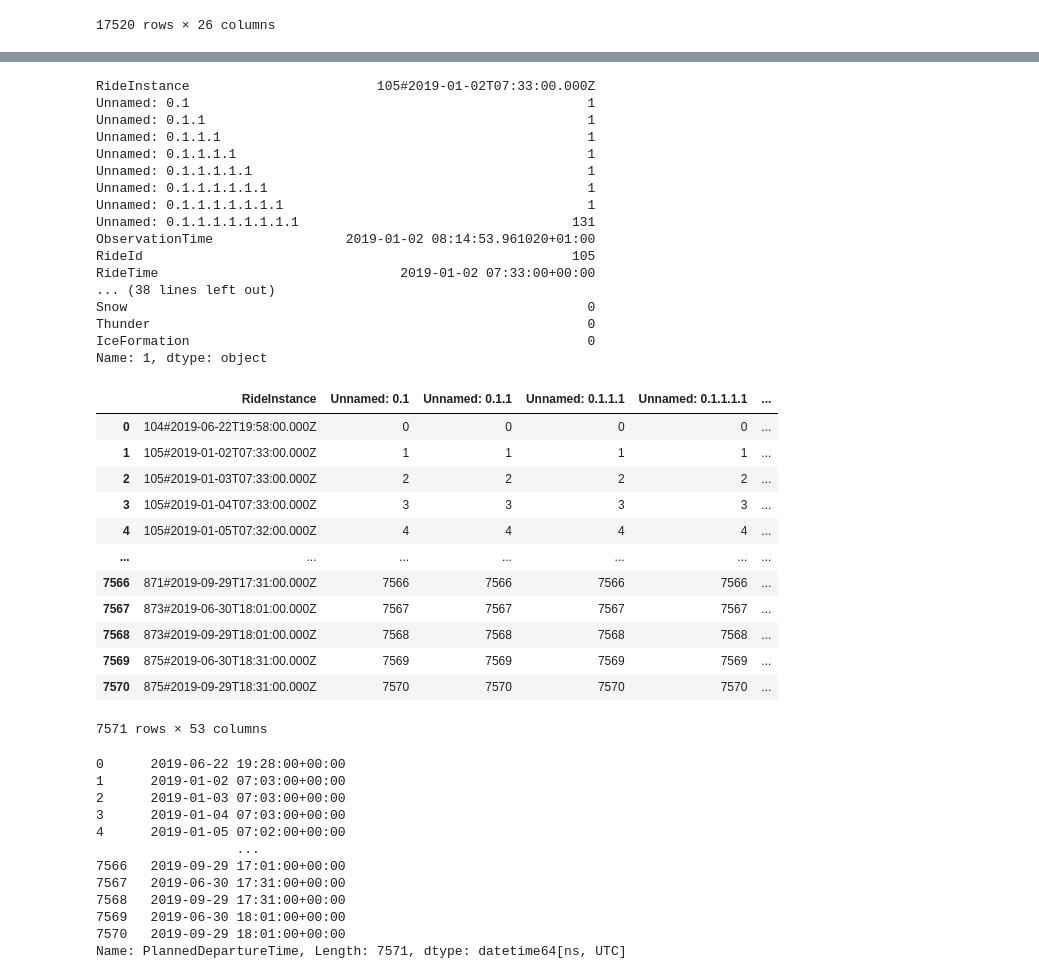
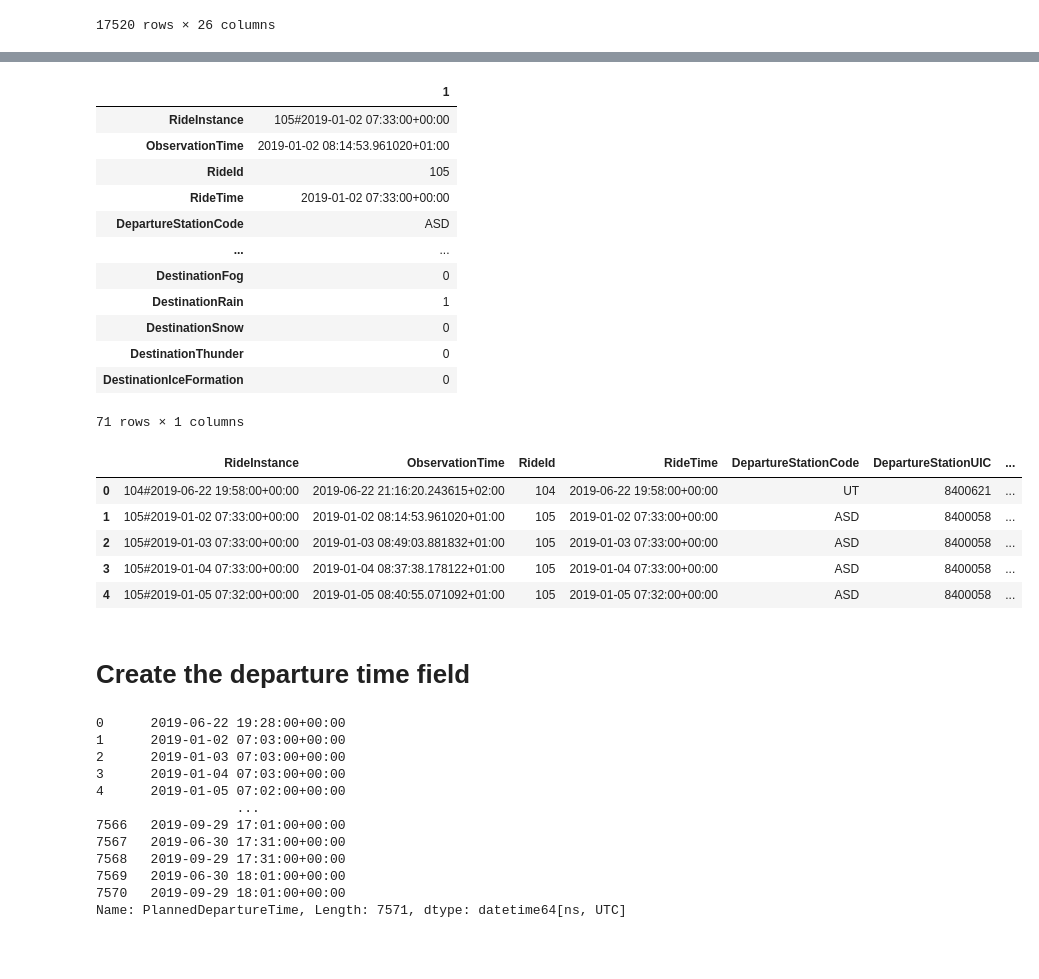
Before and after one commit to BondarencoM/DestinationStation, a Jupyter notebook: provisioning/Data_merge.ipynb, the cells around one changed output, grey strips where cells are left out. Cells and saved outputs as stored; diff of their text form; code cells hidden in the pictures; blank space fills up the shorter version.

```diff
--- a/provisioning/Data_merge.ipynb
+++ b/provisioning/Data_merge.ipynb
@@ -318,2 +274,0 @@ def add_uic_code(destination, weather):
-# %%
-dfa['WeatherKey'] = dfa.apply(lambda row: add_uic_code(row['DestinationStationCode'], row['WeatherKey']), axis=1)
@@ -374,0 +296,6 @@ result_weather = pd.concat([dfa_weather_A, dfa_weather_U])
+# %%
+def add_uic_code(destination, weather, weather_station):
+    if destination == 'ASD':
+        return f'{weather[0:13]}-{weather_station[0]}'
+    if destination == 'UT':
+        return f'{weather[0:13]}-{weather_station[1]}'
@@ -374,0 +334,2 @@ result_weather = pd.concat([dfa_weather_A, dfa_weather_U])
+# %%
+dfa['WeatherKey'] = dfa.apply(lambda row: add_uic_code(row['DestinationStationCode'], row['WeatherKey'], [240, 260]), axis=1)
@@ -408,22 +391,16 @@ result
-# %%
-dfa = result.drop(columns = ['Unnamed: 0'])
 # %%
-dfa.iloc[1]
+dfa.iloc[1].to_frame()
 # %% [output]
+|  | 1 |
+| RideInstance | 105#2019-01-02 07:33:00+00:00 |
+| ObservationTime | 2019-01-02 08:14:53.961020+01:00 |
+| RideId | 105 |
+| RideTime | 2019-01-02 07:33:00+00:00 |
+| DepartureStationCode | ASD |
+| ... | ... |
+| DestinationFog | 0 |
+| DestinationRain | 1 |
+| DestinationSnow | 0 |
+| DestinationThunder | 0 |
+| DestinationIceFormation | 0 |
-RideInstance                        105#2019-01-02T07:33:00.000Z
-Unnamed: 0.1                                                   1
-Unnamed: 0.1.1                                                 1
-Unnamed: 0.1.1.1                                               1
-Unnamed: 0.1.1.1.1                                             1
-Unnamed: 0.1.1.1.1.1                                           1
-Unnamed: 0.1.1.1.1.1.1                                         1
-Unnamed: 0.1.1.1.1.1.1.1                                       1
-Unnamed: 0.1.1.1.1.1.1.1.1                                   131
-ObservationTime                 2019-01-02 08:14:53.961020+01:00
-RideId                                                       105
-RideTime                               2019-01-02 07:33:00+00:00
-... (38 lines left out)
-Snow                                                           0
-Thunder                                                        0
-IceFormation                                                   0
-Name: 1, dtype: object
+71 rows × 1 columns
@@ -459,21 +407,16 @@ def rename_weather(suffix, df):
 # %%
 dfa = rename_weather('Departure', dfa)
 # %%
-dfa
+dfa.head()
 # %% [output]
-|  | RideInstance | Unnamed: 0.1 | Unnamed: 0.1.1 | Unnamed: 0.1.1.1 | Unnamed: 0.1.1.1.1 | ... |
-| 0 | 104#2019-06-22T19:58:00.000Z | 0 | 0 | 0 | 0 | ... |
-| 1 | 105#2019-01-02T07:33:00.000Z | 1 | 1 | 1 | 1 | ... |
-| 2 | 105#2019-01-03T07:33:00.000Z | 2 | 2 | 2 | 2 | ... |
-| 3 | 105#2019-01-04T07:33:00.000Z | 3 | 3 | 3 | 3 | ... |
-| 4 | 105#2019-01-05T07:32:00.000Z | 4 | 4 | 4 | 4 | ... |
-| ... | ... | ... | ... | ... | ... | ... |
-| 7566 | 871#2019-09-29T17:31:00.000Z | 7566 | 7566 | 7566 | 7566 | ... |
-| 7567 | 873#2019-06-30T18:01:00.000Z | 7567 | 7567 | 7567 | 7567 | ... |
-| 7568 | 873#2019-09-29T18:01:00.000Z | 7568 | 7568 | 7568 | 7568 | ... |
-| 7569 | 875#2019-06-30T18:31:00.000Z | 7569 | 7569 | 7569 | 7569 | ... |
-| 7570 | 875#2019-09-29T18:31:00.000Z | 7570 | 7570 | 7570 | 7570 | ... |
+|  | RideInstance | ObservationTime | RideId | RideTime | DepartureStationCode | DepartureStationUIC | ... |
+| 0 | 104#2019-06-22 19:58:00+00:00 | 2019-06-22 21:16:20.243615+02:00 | 104 | 2019-06-22 19:58:00+00:00 | UT | 8400621 | ... |
+| 1 | 105#2019-01-02 07:33:00+00:00 | 2019-01-02 08:14:53.961020+01:00 | 105 | 2019-01-02 07:33:00+00:00 | ASD | 8400058 | ... |
+| 2 | 105#2019-01-03 07:33:00+00:00 | 2019-01-03 08:49:03.881832+01:00 | 105 | 2019-01-03 07:33:00+00:00 | ASD | 8400058 | ... |
+| 3 | 105#2019-01-04 07:33:00+00:00 | 2019-01-04 08:37:38.178122+01:00 | 105 | 2019-01-04 07:33:00+00:00 | ASD | 8400058 | ... |
+| 4 | 105#2019-01-05 07:32:00+00:00 | 2019-01-05 08:40:55.071092+01:00 | 105 | 2019-01-05 07:32:00+00:00 | ASD | 8400058 | ... |
-7571 rows × 53 columns
+# %% [markdown]
+# Create the departure time field
 # %%
 dfa['PlannedArrivalTime'] = pd.to_datetime(dfa['PlannedArrivalTime'])
 # %%
```
Also changed, not shown: parts of 42 cells of this notebook.
